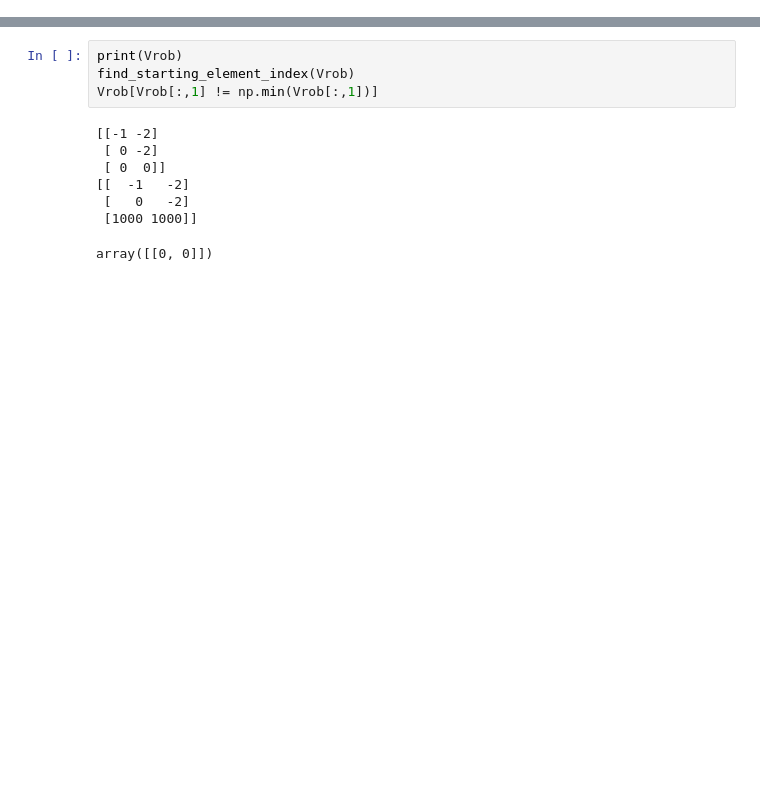
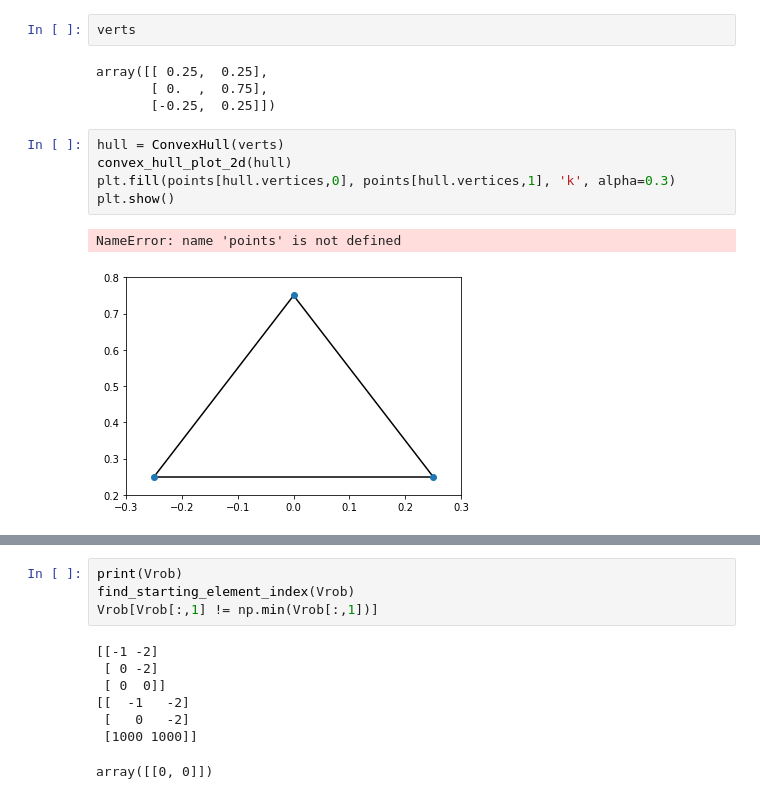
Before and after one commit to WhiffleFish/ASEN5519, a Jupyter notebook: HW2/Untitled.ipynb, the cells around one changed output, grey strips where cells are left out. Cells and saved outputs as stored; diff of their text form; blank space fills up the shorter version.

```diff
--- a/HW2/Untitled.ipynb
+++ b/HW2/Untitled.ipynb
@@ -4,0 +115,14 @@ from scipy.spatial import ConvexHull, convex_hull_plot_2d
+# %%
+verts
+# %% [output]
+array([[ 0.25,  0.25],
+       [ 0.  ,  0.75],
+       [-0.25,  0.25]])
+# %%
+hull = ConvexHull(verts)
+convex_hull_plot_2d(hull)
+plt.fill(points[hull.vertices,0], points[hull.vertices,1], 'k', alpha=0.3)
+plt.show()
+# %% [output]
+NameError: name 'points' is not defined
+[figure, added]
```
Also changed, not shown: parts of 40 cells of this notebook, 10 other files.
